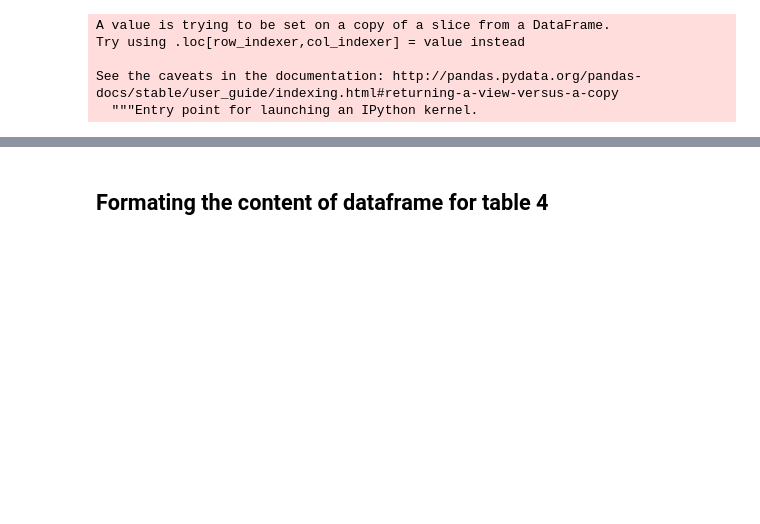
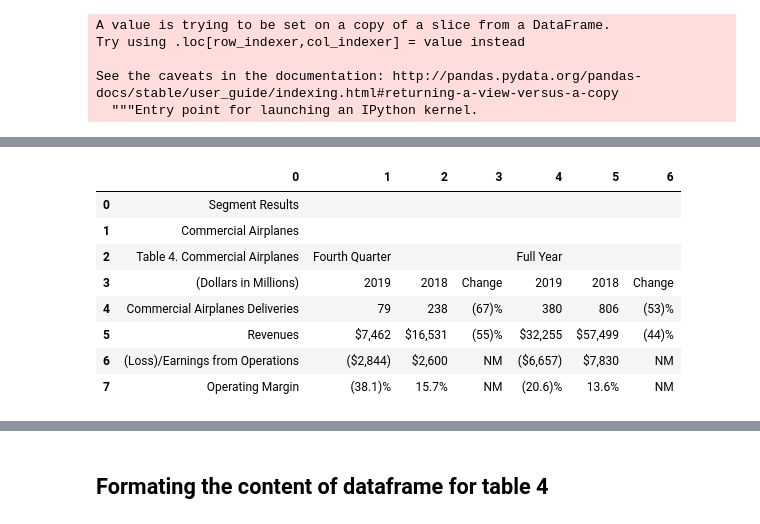
Before and after one commit to plaban1981/POCs, a Jupyter notebook: Extract_tabular_data_from_PDF_document_using_Camelot_in_Python.ipynb, the cells around one changed output, grey strips where cells are left out. Saved outputs shown, nothing was run; the diff lists cells and outputs as text; code cells hidden in the pictures; blank space fills up the shorter version.

```diff
--- a/Extract_tabular_data_from_PDF_document_using_Camelot_in_Python.ipynb
+++ b/Extract_tabular_data_from_PDF_document_using_Camelot_in_Python.ipynb
@@ -205,3 +443,16 @@ See the caveats in the documentation: http://pandas.pydata.org/pandas-docs/stabl
+# %%
+df3 = tables2[3].df
+df3
+# %% [output]
+|  | 0 | 1 | 2 | 3 | 4 | 5 | 6 |
+| 0 | Segment Results |  |  |  |  |  |  |
+| 1 | Commercial Airplanes |  |  |  |  |  |  |
+| 2 | Table 4. Commercial Airplanes | Fourth Quarter |  |  | Full Year |  |  |
+| 3 | (Dollars in Millions) | 2019 | 2018 | Change | 2019 | 2018 | Change |
+| 4 | Commercial Airplanes Deliveries | 79 | 238 | (67)% | 380 | 806 | (53)% |
+| 5 | Revenues | $7,462 | $16,531 | (55)% | $32,255 | $57,499 | (44)% |
+| 6 | (Loss)/Earnings from Operations | ($2,844) | $2,600 | NM | ($6,657) | $7,830 | NM |
+| 7 | Operating Margin | (38.1)% | 15.7% | NM | (20.6)% | 13.6% | NM |
 # %%
 df4=tables2[4].df
 df4
```
Also changed, not shown: parts of 47 cells of this notebook.
